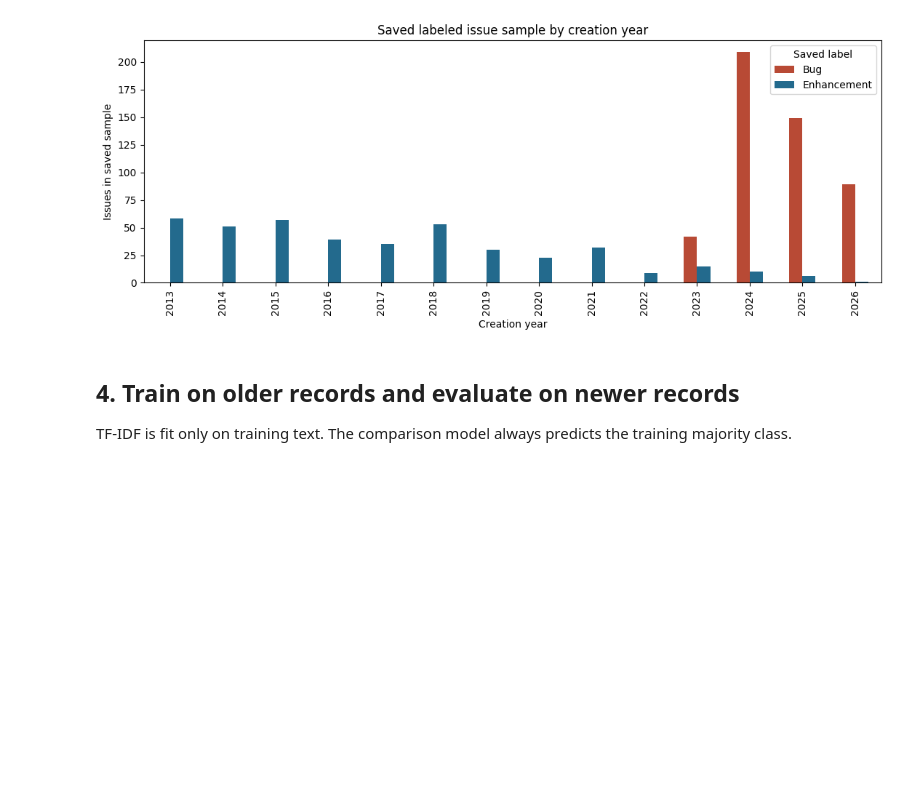
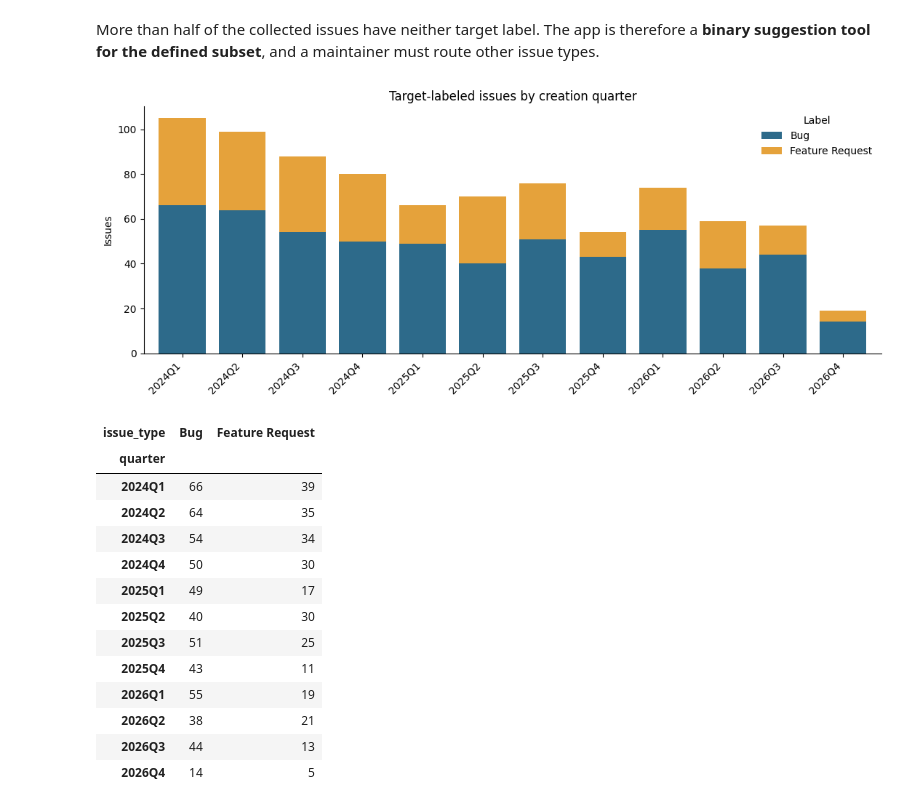
Before and after one commit to LOHITHR29/github-issue-triage-assistant-rcel506, a Jupyter notebook: issue_triage_full_pipeline_lr103.ipynb, the cells around one changed output. Drawn from its saved outputs; the diff is of its cells as text; code cells hidden in the pictures; blank space fills up the shorter version.

Commit message:
Complete date-based issue triage project

```diff
--- a/issue_triage_full_pipeline_lr103.ipynb
+++ b/issue_triage_full_pipeline_lr103.ipynb
@@ -11,5 +47,5 @@ The cell below contains the same functions as `triage.py` in the demo folder. It
 # %%
-"""Reproducible, repository-specific issue triage prototype."""
+"""Reproducible, repository-specific Bug versus Feature Request triage."""
 
 from __future__ import annotations
 
@@ -25,12 +61,16 @@ from sklearn.metrics import accuracy_score, confusion_matrix, f1_score, precisio
 from sklearn.pipeline import Pipeline
 
 
-LABELS = ("Bug", "Enhancement")
+LABELS = ("Bug", "Feature Request")
 TARGET_WORDS = re.compile(
-    r"\b(?:bug\s+reports?|new\s+features?|feature\s+requests?|bugs?|enhancements?|enh)\b",
+    r"\b(?:bug\s+reports?|new\s+features?|feature\s+requests?|bugs?|features?|enhancements?|enh)\b",
     flags=re.IGNORECASE,
 )
 TEMPLATE_HEADERS = re.compile(r"(?m)^\s*#{1,6}\s+[^\n]*$")
+VERSIONS_SECTION = re.compile(
+    r"(?ims)^\s*#{1,6}\s+versions?\s*$.*?(?=^\s*#{1,6}\s|\Z)"
+)
+NO_RESPONSE = re.compile(r"(?im)^\s*_?no response_?\s*$")
 SPACE = re.compile(r"\s+")
 
 
@@ -38,6 +78,8 @@ def clean_text(title: object, body: object) -> str:
     """Use only title and body, with explicit target words and common headers removed."""
     parts = [part if isinstance(part, str) else "" for part in (title, body)]
     text = "\n".join(parts)
+    text = VERSIONS_SECTION.sub(" ", text)
+    text = NO_RESPONSE.sub(" ", text)
     text = TEMPLATE_HEADERS.sub(" ", text)
     text = TARGET_WORDS.sub(" ", text)
     text = re.sub(r"(?m)^\s*[:;]\s*", " ", text)
@@ -55,7 +97,7 @@ def load_issues(path: Path) -> pd.DataFrame:
     if issues["title"].isna().any():
         raise ValueError("Issue titles must be present")
     if set(issues["issue_type"]) != set(LABELS):
-        raise ValueError("Expected exactly Bug and Enhancement labels")
+        raise ValueError("Expected exactly Bug and Feature Request labels")
     issues["created_at"] = pd.to_datetime(issues["created_at"], utc=True, errors="raise")
     issues["text"] = [clean_text(t, b) for t, b in zip(issues["title"], issues["body"])]
     if issues["text"].eq("").any():
@@ -187,0 +185,13 @@ These are counts in the saved sample, not annual totals for all scikit-learn iss
+# %%
+issues = load_issues(DATA_PATH)
+print("All issues collected:", audit["raw_count"])
+print("Excluded, neither target:", audit["excluded"]["neither_target"])
+print("Excluded, both categories:", audit["excluded"]["ambiguous"])
+print("Usable binary issues:", len(issues))
+print("Unique issue numbers:", issues.issue_number.nunique())
+print("Date range:", issues.created_at.min(), "to", issues.created_at.max())
+print("Class counts:\n", issues.issue_type.value_counts())
+print("Missing values:\n", issues[["title", "body", "created_at", "issue_type"]].isna().sum())
+assert len(issues) == audit["labeled_count"]
+assert len(issues) + sum(audit["excluded"].values()) == audit["raw_count"]
+display(issues[["issue_number", "created_at", "title", "issue_type"]].head())
@@ -188,15 +241,33 @@ These are counts in the saved sample, not annual totals for all scikit-learn iss
+# %% [markdown]
+More than half of the collected issues have neither target label. The app is therefore a **binary suggestion tool for the defined subset**, and a maintainer must route other issue types.
 # %%
-annual = (issues.assign(year=issues.created_at.dt.year)
-          .groupby(["year", "issue_type"]).size().unstack(fill_value=0)
-          .reindex(columns=LABELS, fill_value=0))
-ax = annual.plot(kind="bar", figsize=(11, 4.5), color=["#B84A35", "#236A8D"])
-ax.set(title="Saved labeled issue sample by creation year", xlabel="Creation year", ylabel="Issues in saved sample")
-ax.legend(title="Saved label")
+by_quarter = (issues.assign(quarter=issues.created_at.dt.tz_localize(None).dt.to_period("Q").astype(str))
+             .groupby(["quarter", "issue_type"]).size().unstack(fill_value=0)
+             .reindex(columns=LABELS, fill_value=0))
+ax = by_quarter.plot(kind="bar", stacked=True, figsize=(11, 4.5),
+                     color=["#2d6a8a", "#e5a23b"], width=0.78)
+ax.set_title("Target-labeled issues by creation quarter")
+ax.set_xlabel("")
+ax.set_ylabel("Issues")
+ax.legend(title="Label", frameon=False)
+ax.spines[["top", "right"]].set_visible(False)
+plt.xticks(rotation=45, ha="right")
 plt.tight_layout()
 plt.show()
+display(by_quarter)
 # %% [output]
-[figure, old version]
+[figure, new version]
+| issue_type | Bug | Feature Request |
+| quarter |  |  |
+| 2024Q1 | 66 | 39 |
+| 2024Q2 | 64 | 35 |
+| 2024Q3 | 54 | 34 |
+| 2024Q4 | 50 | 30 |
+| 2025Q1 | 49 | 17 |
+| 2025Q2 | 40 | 30 |
+| 2025Q3 | 51 | 25 |
+| 2025Q4 | 43 | 11 |
+| 2026Q1 | 55 | 19 |
+| 2026Q2 | 38 | 21 |
+| 2026Q3 | 44 | 13 |
+| 2026Q4 | 14 | 5 |
-# %% [markdown]
-## 4. Train on older records and evaluate on newer records
-
-TF-IDF is fit only on training text. The comparison model always predicts the training majority class.
```
Also changed, not shown: parts of 23 cells of this notebook, 14 other files.
